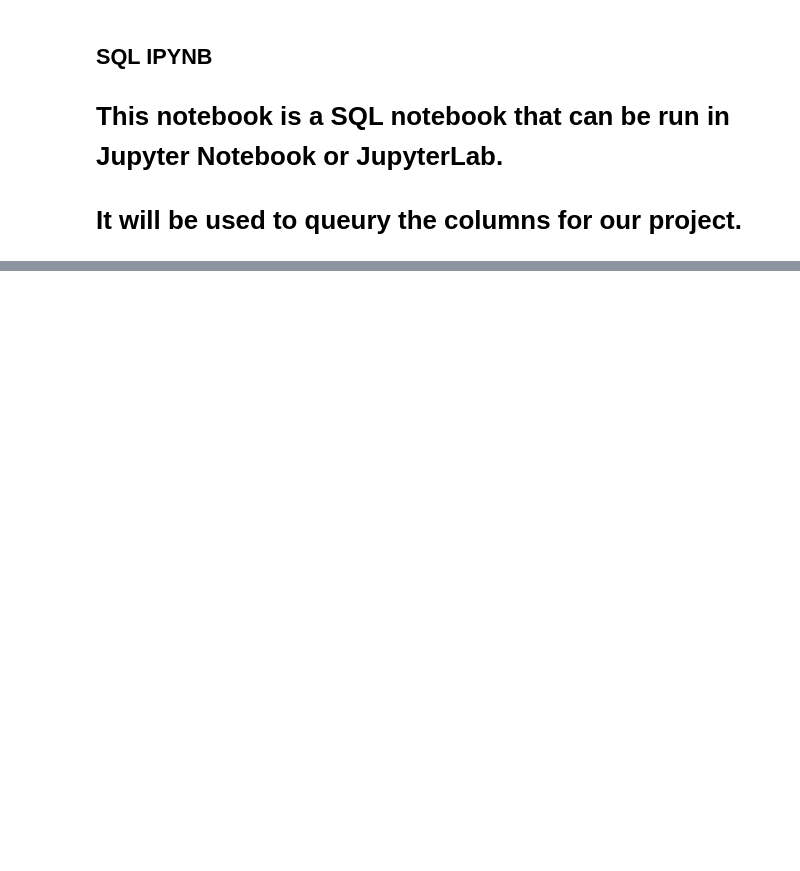
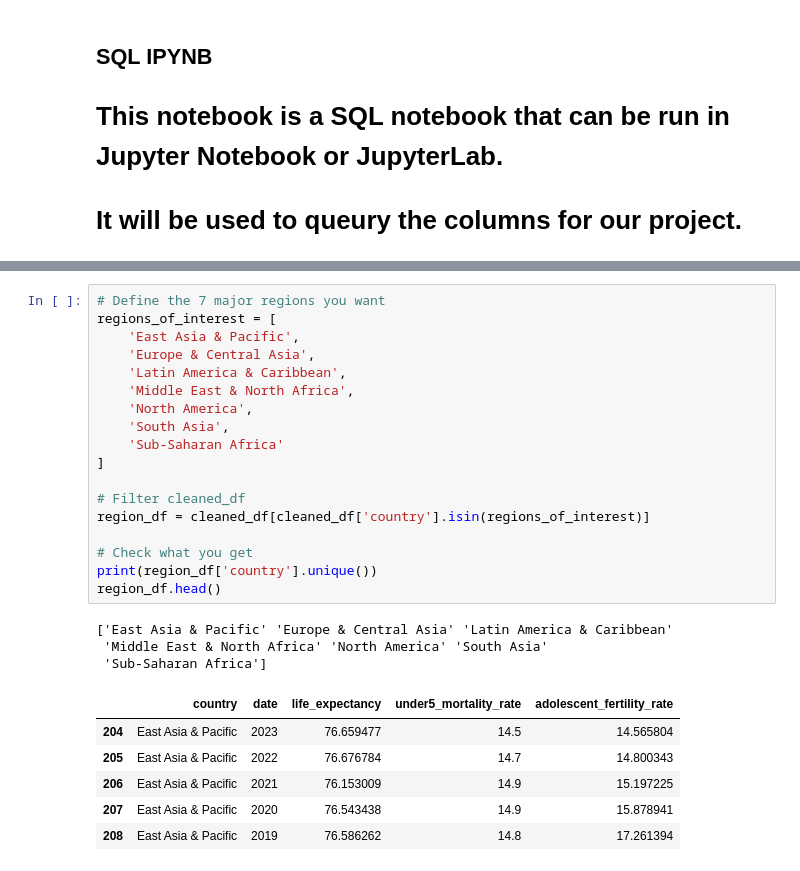
Before and after one commit to MannyBett/QTM350FinalProject, a Jupyter notebook: SQLnotebook.ipynb, the cells around one changed output, grey strips where cells are left out. Saved outputs shown, nothing was run; the diff lists cells and outputs as text; blank space fills up the shorter version.

```diff
--- a/SQLnotebook.ipynb
+++ b/SQLnotebook.ipynb
@@ -110,0 +124,28 @@ print(cleaned_df.head())
+# %%
+# Define the 7 major regions you want
+regions_of_interest = [
+    'East Asia & Pacific',
+    'Europe & Central Asia',
+    'Latin America & Caribbean',
+    'Middle East & North Africa',
+    'North America',
+    'South Asia',
+    'Sub-Saharan Africa'
+]
+
+# Filter cleaned_df
+region_df = cleaned_df[cleaned_df['country'].isin(regions_of_interest)]
+
+# Check what you get
+print(region_df['country'].unique())
+region_df.head()
+# %% [output]
+['East Asia & Pacific' 'Europe & Central Asia' 'Latin America & Caribbean'
+ 'Middle East & North Africa' 'North America' 'South Asia'
+ 'Sub-Saharan Africa']
+|  | country | date | life_expectancy | under5_mortality_rate | adolescent_fertility_rate |
+| 204 | East Asia & Pacific | 2023 | 76.659477 | 14.5 | 14.565804 |
+| 205 | East Asia & Pacific | 2022 | 76.676784 | 14.7 | 14.800343 |
+| 206 | East Asia & Pacific | 2021 | 76.153009 | 14.9 | 15.197225 |
+| 207 | East Asia & Pacific | 2020 | 76.543438 | 14.9 | 15.878941 |
+| 208 | East Asia & Pacific | 2019 | 76.586262 | 14.8 | 17.261394 |
```
Also changed, not shown: parts of 5 cells of this notebook.
